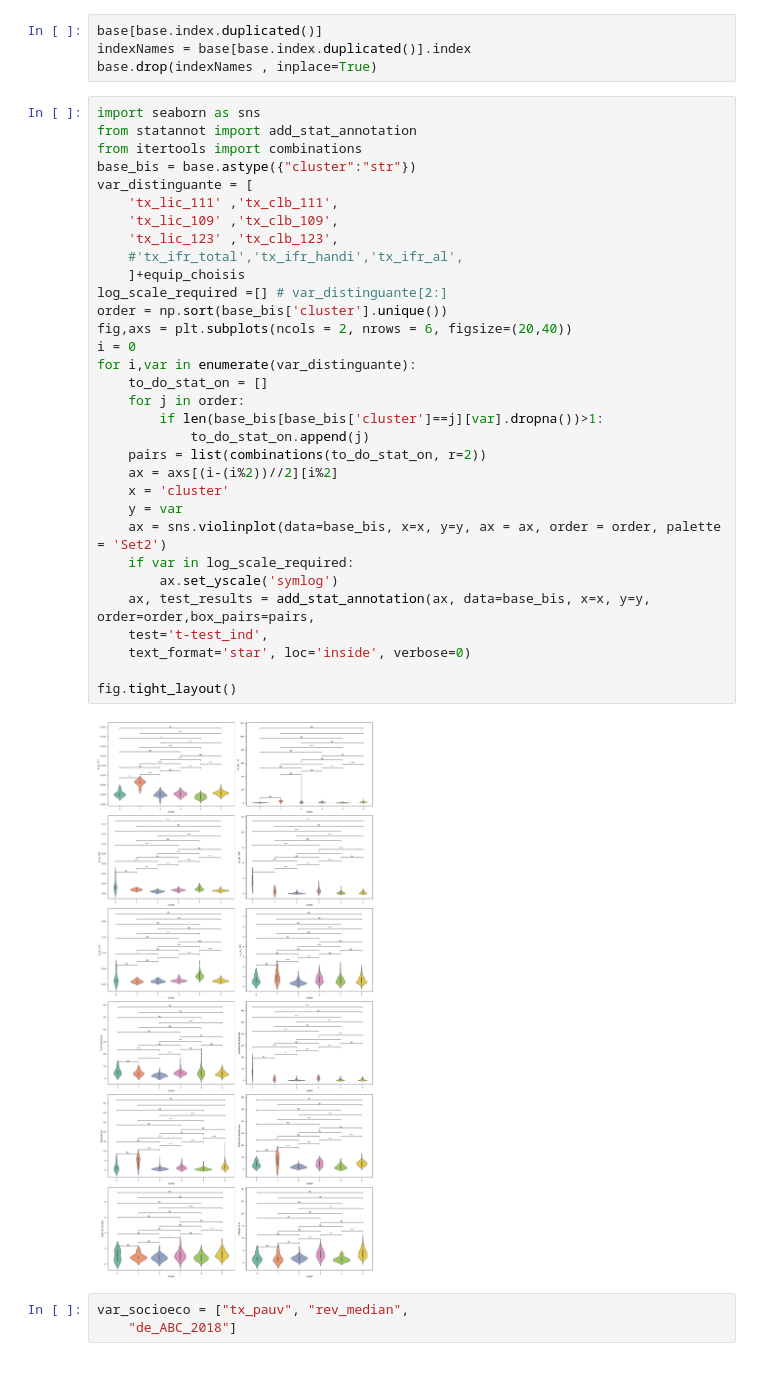
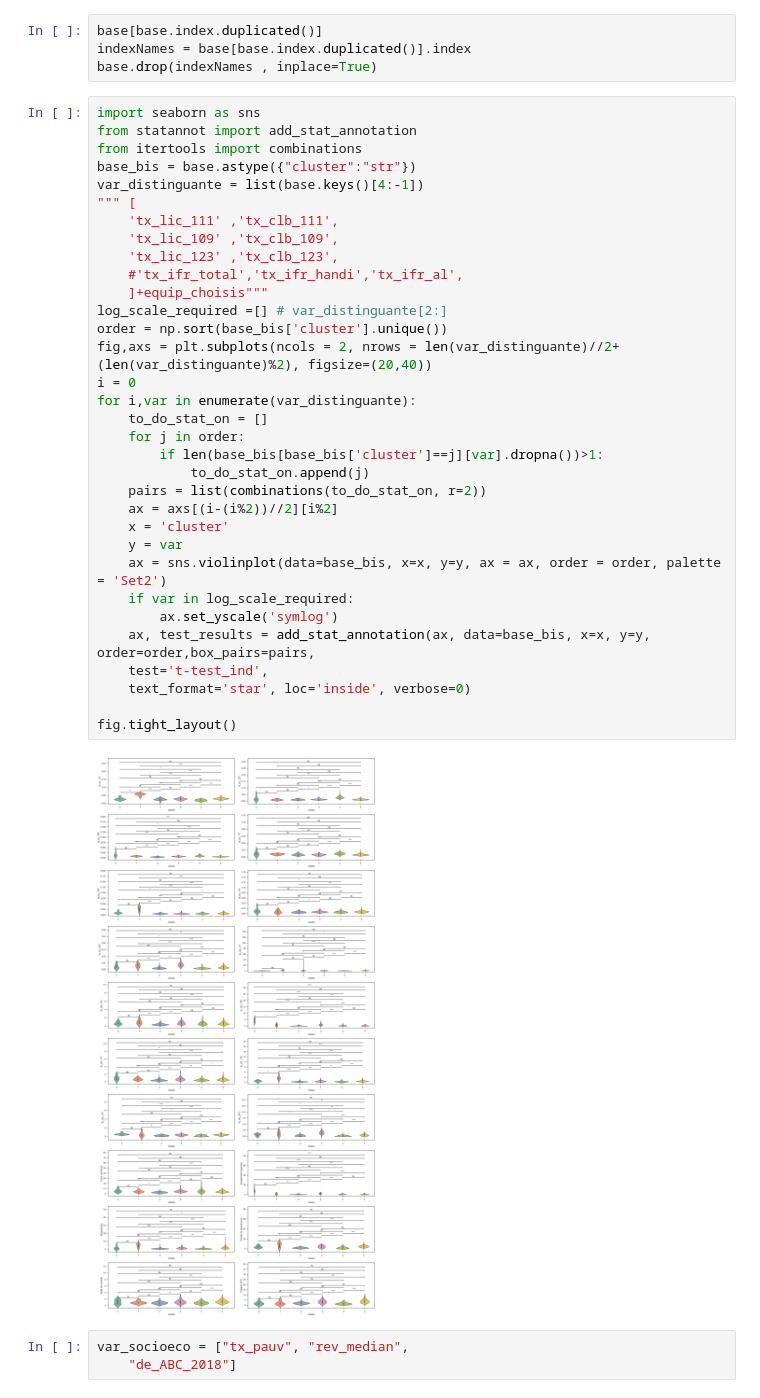
Before and after one commit to LeoMaurice/SportsParticipationEconomicGeographic, a Jupyter notebook: rendu.ipynb, the cells around one changed output. Cells and saved outputs as stored; diff of their text form; blank space fills up the shorter version.

```diff
--- a/rendu.ipynb
+++ b/rendu.ipynb
@@ -900,37 +923,38 @@ base.drop(indexNames , inplace=True)
 # %%
 import seaborn as sns
 from statannot import add_stat_annotation
 from itertools import combinations
 base_bis = base.astype({"cluster":"str"})
-var_distinguante = [
+var_distinguante = list(base.keys()[4:-1])
+""" [
     'tx_lic_111' ,'tx_clb_111',
     'tx_lic_109' ,'tx_clb_109',
     'tx_lic_123' ,'tx_clb_123',
     #'tx_ifr_total','tx_ifr_handi','tx_ifr_al',
-    ]+equip_choisis
+    ]+equip_choisis"""
 log_scale_required =[] # var_distinguante[2:]
 order = np.sort(base_bis['cluster'].unique())
-fig,axs = plt.subplots(ncols = 2, nrows = 6, figsize=(20,40))
+fig,axs = plt.subplots(ncols = 2, nrows = len(var_distinguante)//2+(len(var_distinguante)%2), figsize=(20,40))
 i = 0
 for i,var in enumerate(var_distinguante):
     to_do_stat_on = []
     for j in order:
         if len(base_bis[base_bis['cluster']==j][var].dropna())>1:
             to_do_stat_on.append(j)
     pairs = list(combinations(to_do_stat_on, r=2))
     ax = axs[(i-(i%2))//2][i%2]
     x = 'cluster'
     y = var
     ax = sns.violinplot(data=base_bis, x=x, y=y, ax = ax, order = order, palette = 'Set2')
     if var in log_scale_required:
         ax.set_yscale('symlog')
     ax, test_results = add_stat_annotation(ax, data=base_bis, x=x, y=y, order=order,box_pairs=pairs,
     test='t-test_ind',
     text_format='star', loc='inside', verbose=0)
 
 fig.tight_layout()
 # %% [output]
-[figure, old version]
+[figure, new version]
 # %%
 var_socioeco = ["tx_pauv", "rev_median",
     "de_ABC_2018"]
```
Also changed, not shown: parts of 1 cell of this notebook.
